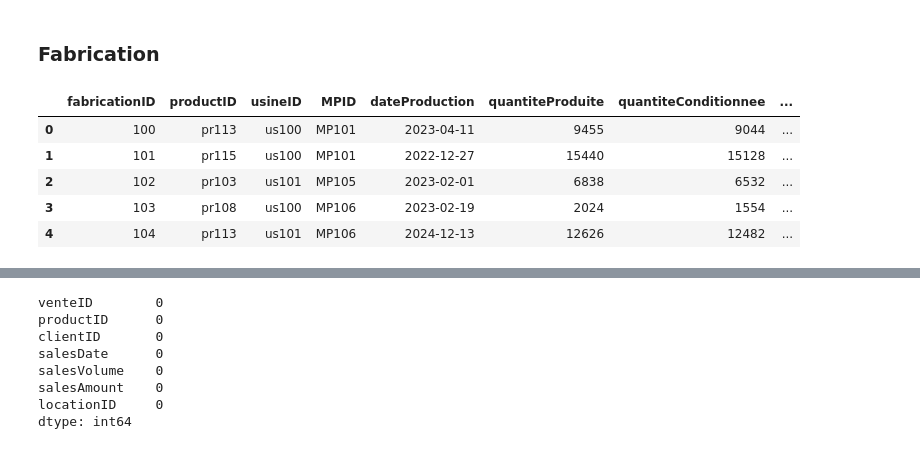
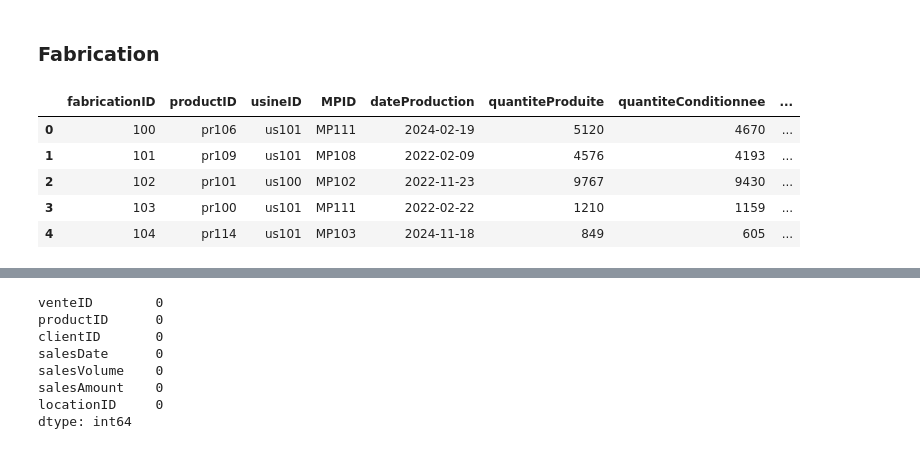
Before and after one commit to Hermann002/use_case_promodis, a Jupyter notebook: notebook/Generate.ipynb, the cells around one changed output, grey strips where cells are left out. Drawn from its saved outputs; the diff is of its cells as text; code cells hidden in the pictures.

```diff
--- a/notebook/Generate.ipynb
+++ b/notebook/Generate.ipynb
@@ -268,27 +307,3 @@ df_ventes.head()
 df_ventes.to_csv("../Data/ventes.csv", index=False)
 # %% [markdown]
 ### distribution
-# %%
-distribution_data = []
-
-distributionID = 100
-
-for i in tqdm(range(10000)):
-    date = random.choice(dates)
-    productID = random.choice(product_id)
-    clientID = random.choice(client_id)
-    quantity = random.randint(1, 500)
-    locationID = df_client[df_client["clientID"] == clientID].location.iloc[0]
-
-    distribution_data.append({
-        "distributionID" : distributionID,
-        "productID": productID,
-        "clientID": clientID,
-        "distributionDate": date,
-        "quantity": quantity,
-        "locationID": locationID,
-    })
-    distributionID += 1
-
-df_distribution = pd.DataFrame(distribution_data)
-df_distribution.head()
@@ -310,46 +386,46 @@ fabrication_data = []
 fabricationID = 100
 produit_id = list(df_product.productID)
 usine_id = list(df_usine.usineID)  # Exemple d'ID pour les usines
-mp_id = list(df_MP.MPID) # Exemple d'ID pour les matières premières
+mp_id = list(df_MP.MPID)  # Exemple d'ID pour les matières premières
 dates = list(df_time.date)
 
 # Génération des données de fabrication
 for i in tqdm(range(100000)):
     productID = random.choice(produit_id)
     usineID = random.choice(usine_id)
     MPID = random.choice(mp_id)
     date_production = random.choice(dates)
 
     # Quantité produite et conditionnée avec écarts de production et de conditionnement
-    quantite_produite = random.randint(1000, 20000)
-    quantite_conditionnee = random.randint(quantite_produite - 500, quantite_produite)  # Ex: conditionnement legèrement inferieur ou egal
-    ecart_fabrication = quantite_produite - quantite_conditionnee  # Difference entre production et conditionnement
-    ecart_conditionnement = random.randint(0, 100)  # ecart possible de conditionnement
-    quantite_mp = random.randint(500, 15000)  # Quantite de matière première utilisee
+    quantite_produite = random.randint(500, 10000)  # Limite la quantité produite à 10 000
+    quantite_conditionnee = random.randint(quantite_produite - 500, quantite_produite)  # Conditionnement légèrement inférieur ou égal
+    ecart_fabrication = quantite_produite - quantite_conditionnee  # Différence entre production et conditionnement
+    ecart_conditionnement = random.randint(0, 100)  # Écart possible de conditionnement
+    quantite_mp = random.randint(500, 5000)  # Quantité de matière première utilisée
 
     fabrication_data.append({
         "fabricationID": fabricationID,
         "productID": productID,
         "usineID": usineID,
         "MPID": MPID,
         "dateProduction": date_production,
         "quantiteProduite": quantite_produite,
         "quantiteConditionnee": quantite_conditionnee,
         "ecartFabrication": ecart_fabrication,
         "ecartConditionnement": ecart_conditionnement,
         "quantiteMP": quantite_mp
     })
     fabricationID += 1
 
 # Création du DataFrame final
 df_fabrication = pd.DataFrame(fabrication_data)
 df_fabrication.head()
 # %% [output]
 |  | fabricationID | productID | usineID | MPID | dateProduction | quantiteProduite | quantiteConditionnee | ... |
-| 0 | 100 | pr113 | us100 | MP101 | 2023-04-11 | 9455 | 9044 | ... |
-| 1 | 101 | pr115 | us100 | MP101 | 2022-12-27 | 15440 | 15128 | ... |
-| 2 | 102 | pr103 | us101 | MP105 | 2023-02-01 | 6838 | 6532 | ... |
-| 3 | 103 | pr108 | us100 | MP106 | 2023-02-19 | 2024 | 1554 | ... |
-| 4 | 104 | pr113 | us101 | MP106 | 2024-12-13 | 12626 | 12482 | ... |
+| 0 | 100 | pr106 | us101 | MP111 | 2024-02-19 | 5120 | 4670 | ... |
+| 1 | 101 | pr109 | us101 | MP108 | 2022-02-09 | 4576 | 4193 | ... |
+| 2 | 102 | pr101 | us100 | MP102 | 2022-11-23 | 9767 | 9430 | ... |
+| 3 | 103 | pr100 | us101 | MP111 | 2022-02-22 | 1210 | 1159 | ... |
+| 4 | 104 | pr114 | us101 | MP103 | 2024-11-18 | 849 | 605 | ... |
 # %%
 df_fabrication.to_csv("../Data/fabrication.csv", index=False)
```
Also changed, not shown: parts of 10 cells of this notebook, 1 other file.
